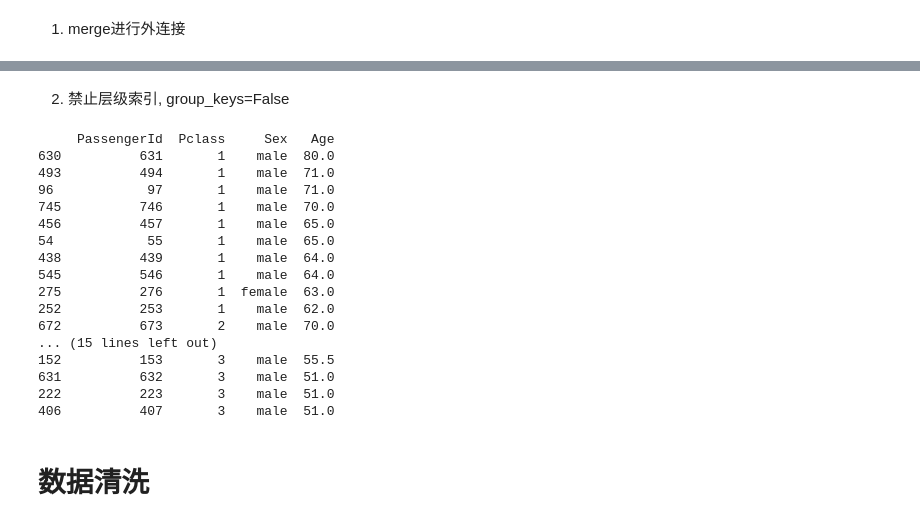
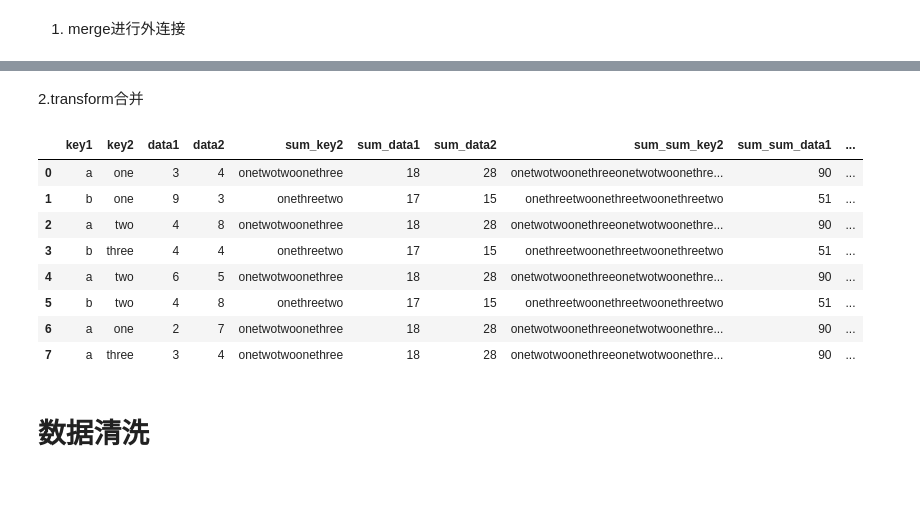
Before and after one commit to kianina/kianina, a Jupyter notebook: pandas.ipynb, the cells around one changed output, grey strips where cells are left out. Saved outputs shown, nothing was run; the diff lists cells and outputs as text; code cells hidden in the pictures; blank space fills up the shorter version.

```diff
--- a/pandas.ipynb
+++ b/pandas.ipynb
@@ -1442,25 +1454,21 @@ Pclass
-# %% [markdown]
-2. 禁止层级索引, group_keys=False
-# %%
-print(datax.groupby('Pclass',group_keys=False).apply(top_n,n=10,column='Age'))
-# %% [output]
-     PassengerId  Pclass     Sex   Age
-630          631       1    male  80.0
-493          494       1    male  71.0
-96            97       1    male  71.0
-745          746       1    male  70.0
-456          457       1    male  65.0
-54            55       1    male  65.0
-438          439       1    male  64.0
-545          546       1    male  64.0
-275          276       1  female  63.0
-252          253       1    male  62.0
-672          673       2    male  70.0
-... (15 lines left out)
-152          153       3    male  55.5
-631          632       3    male  51.0
-222          223       3    male  51.0
-406          407       3    male  51.0
+# %% [markdown]
+2.transform合并
+# %%
+# 第二种方法，使用transform进行聚合运算， 运算结果和原始数据形状保持一致
+key1_trans = dic2.groupby("key1").transform(sum).add_prefix("sum_")
+# 将key1_trans 的列数据添加到原始数据里
+dic2[key1_trans.columns] = key1_trans
+display(dic2)
+# %% [output]
+|  | key1 | key2 | data1 | data2 | sum_key2 | sum_data1 | sum_data2 | sum_sum_key2 | sum_sum_data1 | ... |
+| 0 | a | one | 3 | 4 | onetwotwoonethree | 18 | 28 | onetwotwoonethreeonetwotwoonethre... | 90 | ... |
+| 1 | b | one | 9 | 3 | onethreetwo | 17 | 15 | onethreetwoonethreetwoonethreetwo | 51 | ... |
+| 2 | a | two | 4 | 8 | onetwotwoonethree | 18 | 28 | onetwotwoonethreeonetwotwoonethre... | 90 | ... |
+| 3 | b | three | 4 | 4 | onethreetwo | 17 | 15 | onethreetwoonethreetwoonethreetwo | 51 | ... |
+| 4 | a | two | 6 | 5 | onetwotwoonethree | 18 | 28 | onetwotwoonethreeonetwotwoonethre... | 90 | ... |
+| 5 | b | two | 4 | 8 | onethreetwo | 17 | 15 | onethreetwoonethreetwoonethreetwo | 51 | ... |
+| 6 | a | one | 2 | 7 | onetwotwoonethree | 18 | 28 | onetwotwoonethreeonetwotwoonethre... | 90 | ... |
+| 7 | a | three | 3 | 4 | onetwotwoonethree | 18 | 28 | onetwotwoonethreeonetwotwoonethre... | 90 | ... |
 # %% [markdown]
 # 数据清洗
 # %% [markdown]
```
Also changed, not shown: parts of 148 cells of this notebook, 13 other files.
